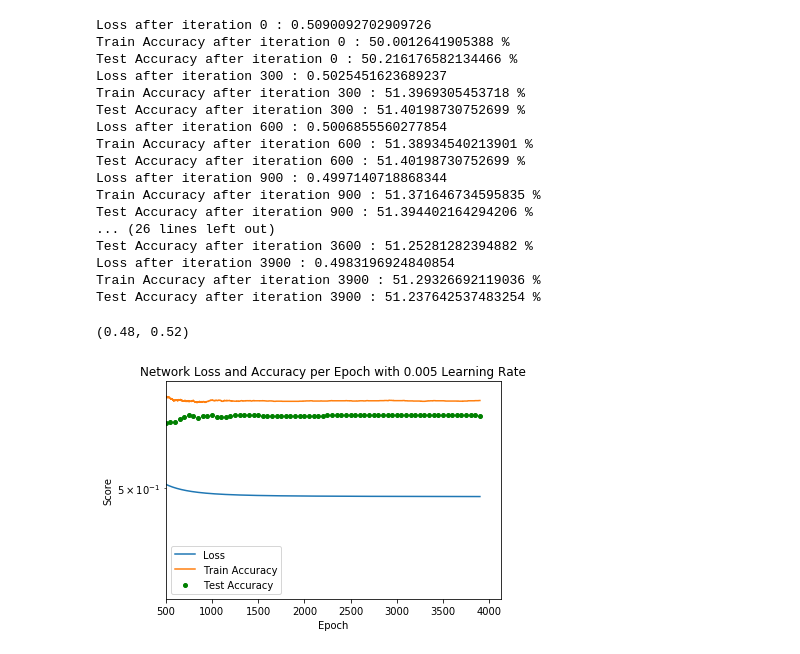
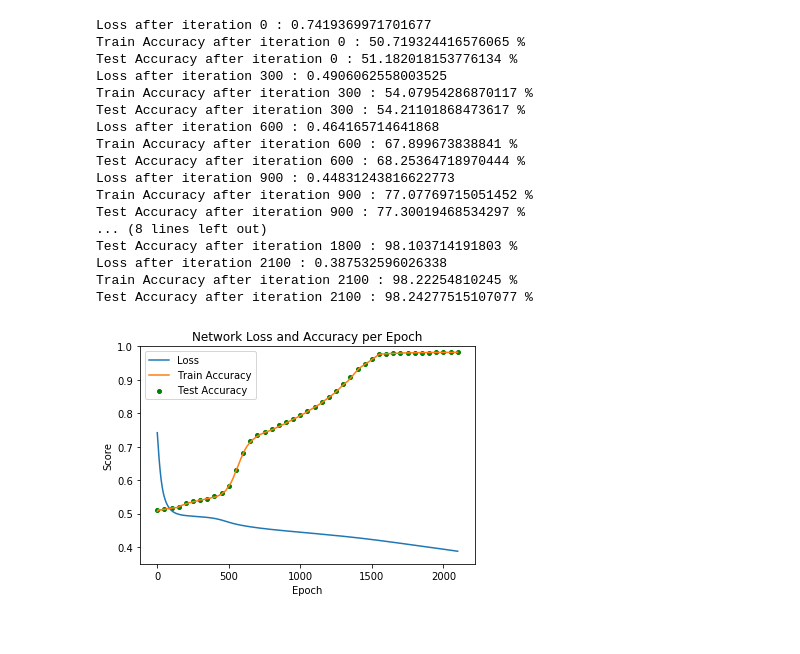
Before and after one commit to btannenw/CMS_machineLearning, a Jupyter notebook: leptonIdentificationNN/leptonIDNN_P2NegE2Clone.ipynb, the cells around one changed output. Drawn from its saved outputs; the diff is of its cells as text; code cells hidden in the pictures.

```diff
--- a/leptonIdentificationNN/leptonIDNN_P2NegE2Clone.ipynb
+++ b/leptonIdentificationNN/leptonIDNN_P2NegE2Clone.ipynb
@@ -308,44 +308,44 @@ train_accuracies = []
 test_accuracies = []
 test_num = []
 
-learnRate = 0.005 # set learning rate here
+learnRate = 0.01 # set learning rate here
 np.random.seed(0)
 # This is what we return at the end
-model = initialize_parameters(5, 7, 4, 2)
-model = train(model,train_data,train_labels,learning_rate=learnRate,epochs=3901,print_loss=True) # original learning rate is 0.01
+model = initialize_parameters(2, 5, 5, 2)
+model = train(model,train_data,train_labels,learning_rate=learnRate,epochs=2101,print_loss=True) # original learning rate is 0.01
 # %% [output]
-Loss after iteration 0 : 0.5090092702909726
-Train Accuracy after iteration 0 : 50.0012641905388 %
-Test Accuracy after iteration 0 : 50.216176582134466 %
-Loss after iteration 300 : 0.5025451623689237
-Train Accuracy after iteration 300 : 51.3969305453718 %
-Test Accuracy after iteration 300 : 51.40198730752699 %
-Loss after iteration 600 : 0.5006855560277854
-Train Accuracy after iteration 600 : 51.38934540213901 %
-Test Accuracy after iteration 600 : 51.40198730752699 %
-Loss after iteration 900 : 0.4997140718868344
-Train Accuracy after iteration 900 : 51.371646734595835 %
-Test Accuracy after iteration 900 : 51.394402164294206 %
-... (26 lines left out)
-Test Accuracy after iteration 3600 : 51.25281282394882 %
-Loss after iteration 3900 : 0.4983196924840854
-Train Accuracy after iteration 3900 : 51.29326692119036 %
-Test Accuracy after iteration 3900 : 51.237642537483254 %
+Loss after iteration 0 : 0.7419369971701677
+Train Accuracy after iteration 0 : 50.719324416576065 %
+Test Accuracy after iteration 0 : 51.182018153776134 %
+Loss after iteration 300 : 0.4906062558003525
+Train Accuracy after iteration 300 : 54.07954286870117 %
+Test Accuracy after iteration 300 : 54.21101868473617 %
+Loss after iteration 600 : 0.464165714641868
+Train Accuracy after iteration 600 : 67.899673838841 %
+Test Accuracy after iteration 600 : 68.25364718970444 %
+Loss after iteration 900 : 0.44831243816622773
+Train Accuracy after iteration 900 : 77.07769715051452 %
+Test Accuracy after iteration 900 : 77.30019468534297 %
+... (8 lines left out)
+Test Accuracy after iteration 1800 : 98.103714191803 %
+Loss after iteration 2100 : 0.387532596026338
+Train Accuracy after iteration 2100 : 98.22254810245 %
+Test Accuracy after iteration 2100 : 98.24277515107077 %
 # %%
-plt.semilogy(losses, label="Loss")
-plt.semilogy(train_accuracies, label="Train Accuracy")
+plt.plot(losses, label="Loss")
+plt.plot(train_accuracies, label="Train Accuracy")
 plt.scatter(test_num, test_accuracies, label="Test Accuracy", s=16, color="green")
 #plt.plot(test_accuracies, label="Test Accuracy")
 plt.plot()
 plt.legend()
-plt.title("Network Loss and Accuracy per Epoch with %1.3f Learning Rate" %learnRate)
+# plt.title("Network Loss and Accuracy per Epoch with %1.3f Learning Rate" %learnRate)
+plt.title("Network Loss and Accuracy per Epoch" )
 plt.xlabel("Epoch")
 plt.ylabel("Score")
-plt.xlim(500)
-plt.ylim(.48, .52)
+plt.ylim(0.35,1)
+plt.savefig("p2E2Acc.png")
 # %% [output]
-(0.48, 0.52)
-[figure, old version]
+[figure, new version]
 # %%
 
 plt.plot((w00s-(w00s[0])), label="Weight 0.0")
```
Also changed, not shown: parts of 3 cells of this notebook, 3 other files.
